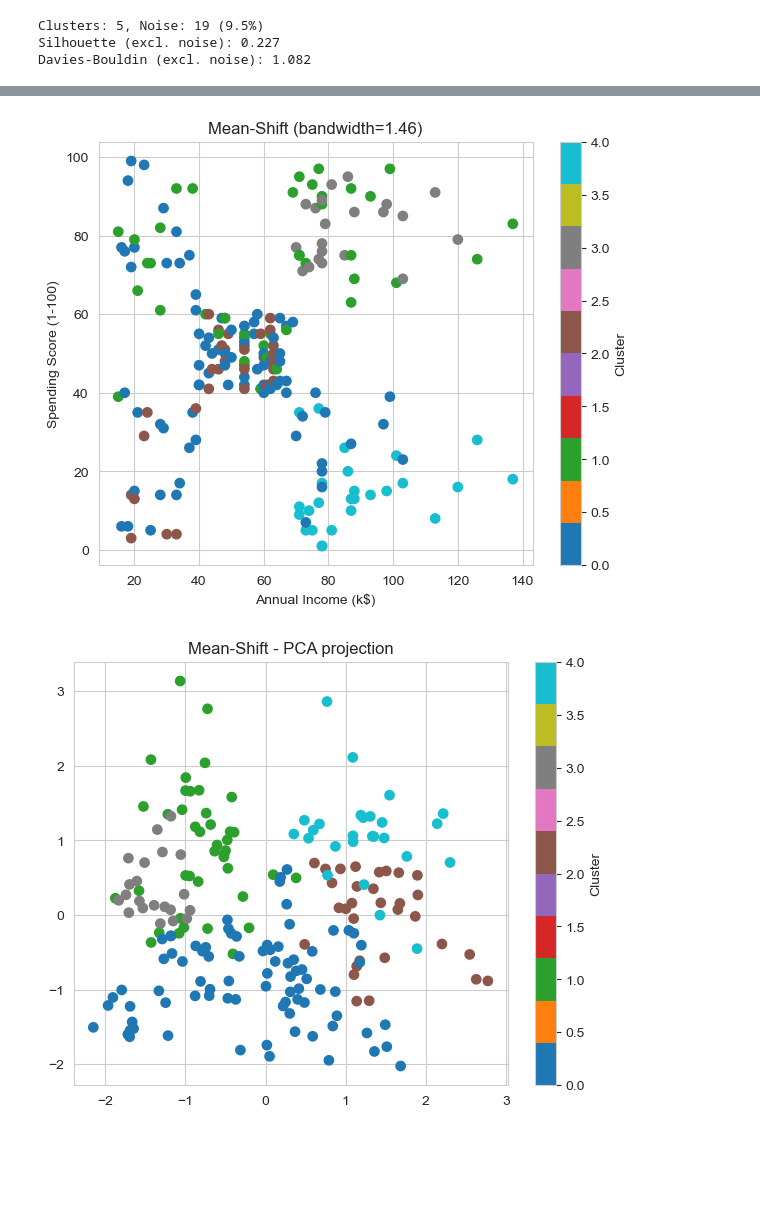
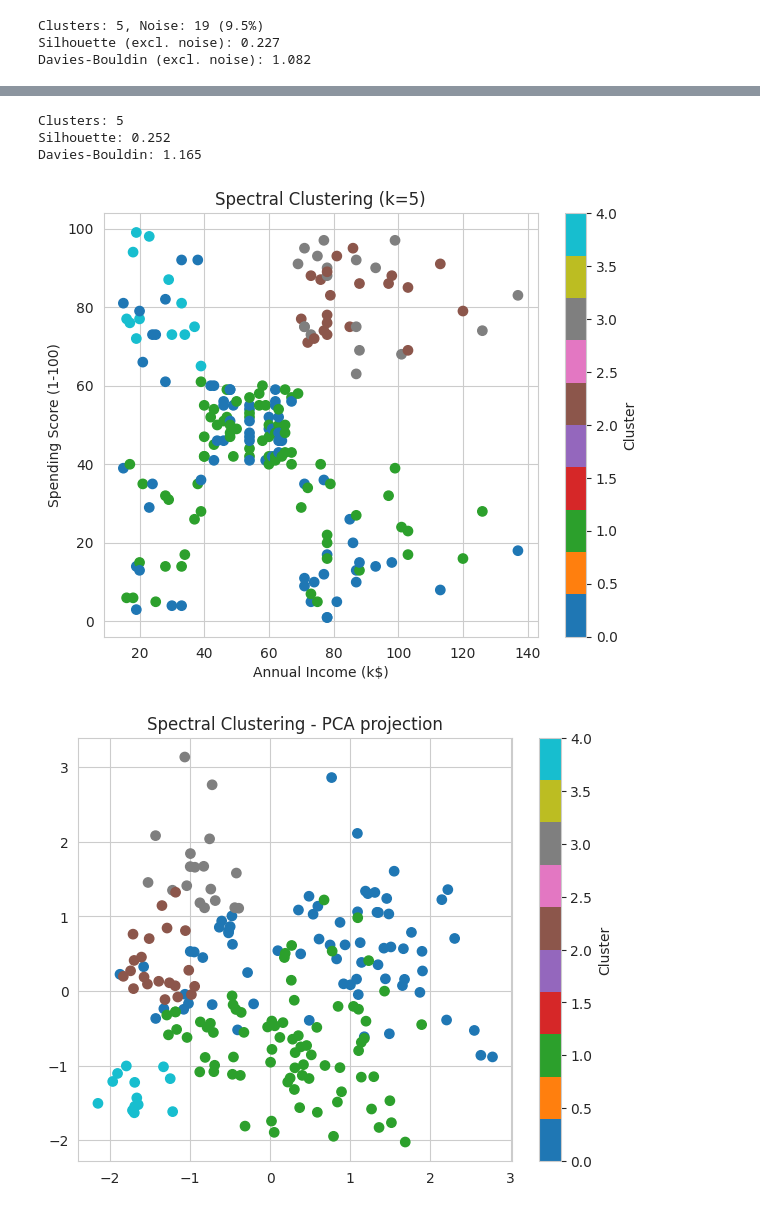
Before and after one commit to Devon-888/AI-Assignment, a Jupyter notebook: AI Assignment/Customer_Segmentation_Clustering.ipynb, the cells around one changed output, grey strips where cells are left out. Cells and saved outputs as stored; diff of their text form; code cells hidden in the pictures; blank space fills up the shorter version.

```diff
--- a/AI Assignment/Customer_Segmentation_Clustering.ipynb
+++ b/AI Assignment/Customer_Segmentation_Clustering.ipynb
@@ -253,0 +193,13 @@ Davies-Bouldin: 1.076
+# %%
+K_AGG = 5
+
+agg = AgglomerativeClustering(n_clusters=K_AGG, linkage="ward")
+agg_labels = agg.fit_predict(X_scaled)
+df_proc["Agglomerative_Cluster"] = agg_labels
+
+agg_silhouette = silhouette_score(X_scaled, agg_labels)
+agg_db = davies_bouldin_score(X_scaled, agg_labels)
+
+print(f"Clusters: {K_AGG}")
+print(f"Silhouette: {agg_silhouette:.3f}")
+print(f"Davies-Bouldin: {agg_db:.3f}")
@@ -254,20 +266,38 @@ Davies-Bouldin: 1.076
+# %%
+K_SPEC = 5
+
+spectral = SpectralClustering(n_clusters=K_SPEC, affinity="nearest_neighbors",
+                               n_neighbors=10, random_state=42, assign_labels="kmeans")
+spectral_labels = spectral.fit_predict(X_scaled)
+df_proc["Spectral_Cluster"] = spectral_labels
+
+spectral_silhouette = silhouette_score(X_scaled, spectral_labels)
+spectral_db = davies_bouldin_score(X_scaled, spectral_labels)
+
+print(f"Clusters: {K_SPEC}")
+print(f"Silhouette: {spectral_silhouette:.3f}")
+print(f"Davies-Bouldin: {spectral_db:.3f}")
+# %% [output]
+Clusters: 5
+Silhouette: 0.252
+Davies-Bouldin: 1.165
 # %%
 plt.figure(figsize=(7, 5.5))
-sc = plt.scatter(df["Annual Income (k$)"], df["Spending Score (1-100)"], c=meanshift_labels, cmap="tab10", s=45)
-plt.title(f"Mean-Shift (bandwidth={bandwidth:.2f})")
+sc = plt.scatter(df["Annual Income (k$)"], df["Spending Score (1-100)"], c=spectral_labels, cmap="tab10", s=45)
+plt.title(f"Spectral Clustering (k={K_SPEC})")
 plt.xlabel("Annual Income (k$)")
 plt.ylabel("Spending Score (1-100)")
 plt.colorbar(sc, label="Cluster")
 plt.show()
 
 plt.figure(figsize=(7, 5.5))
-sc = plt.scatter(X_pca[:, 0], X_pca[:, 1], c=meanshift_labels, cmap="tab10", s=45)
-plt.title("Mean-Shift - PCA projection")
+sc = plt.scatter(X_pca[:, 0], X_pca[:, 1], c=spectral_labels, cmap="tab10", s=45)
+plt.title("Spectral Clustering - PCA projection")
 plt.colorbar(sc, label="Cluster")
 plt.show()
 
-df_proc.groupby("MeanShift_Cluster")[["Age", "Annual Income (k$)", "Spending Score (1-100)"]].mean().round(1)
+df_proc.groupby("Spectral_Cluster")[["Age", "Annual Income (k$)", "Spending Score (1-100)"]].mean().round(1)
 # %% [output]
-[figure, old version]
+[figure, new version]
-[figure, old version]
+[figure, new version]
 |  | Age | Annual Income (k$) | Spending Score (1-100) |
```
Also changed, not shown: parts of 17 cells of this notebook.
